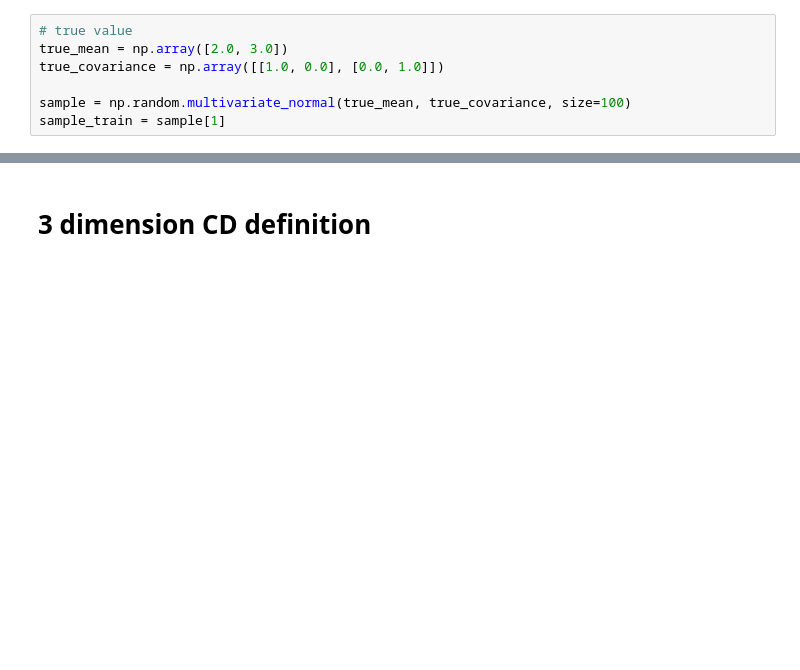
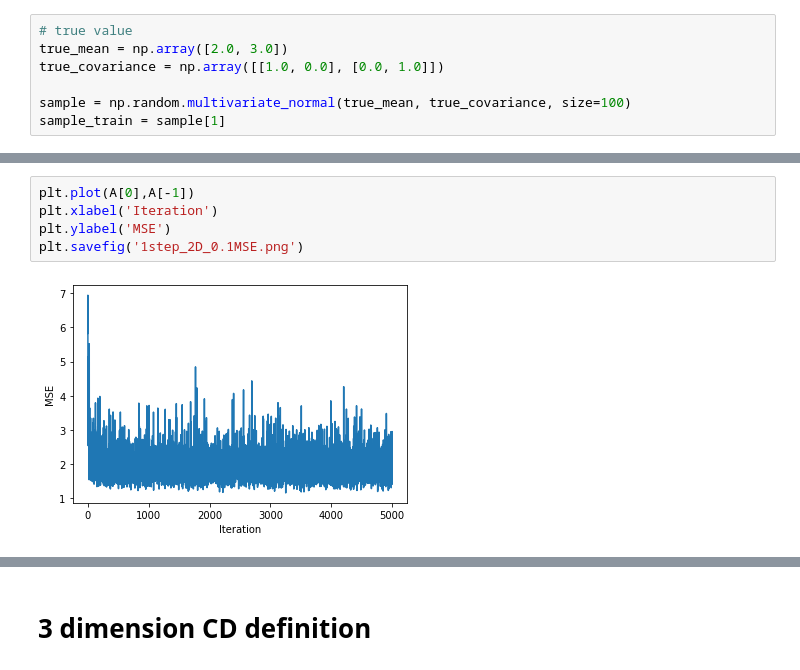
Before and after one commit to dx219/M4R, a Jupyter notebook: 2D_and_3D_multivariate.ipynb, the cells around one changed output, grey strips where cells are left out. Drawn from its saved outputs; the diff is of its cells as text; blank space fills up the shorter version.

```diff
--- a/2D_and_3D_multivariate.ipynb
+++ b/2D_and_3D_multivariate.ipynb
@@ -280,0 +213,7 @@ cov2: 285.5228397726768
+# %%
+plt.plot(A[0],A[-1])
+plt.xlabel('Iteration')
+plt.ylabel('MSE')
+plt.savefig('1step_2D_0.1MSE.png')
+# %% [output]
+[figure, added]
```
Also changed, not shown: parts of 9 cells of this notebook, 1 other file.
